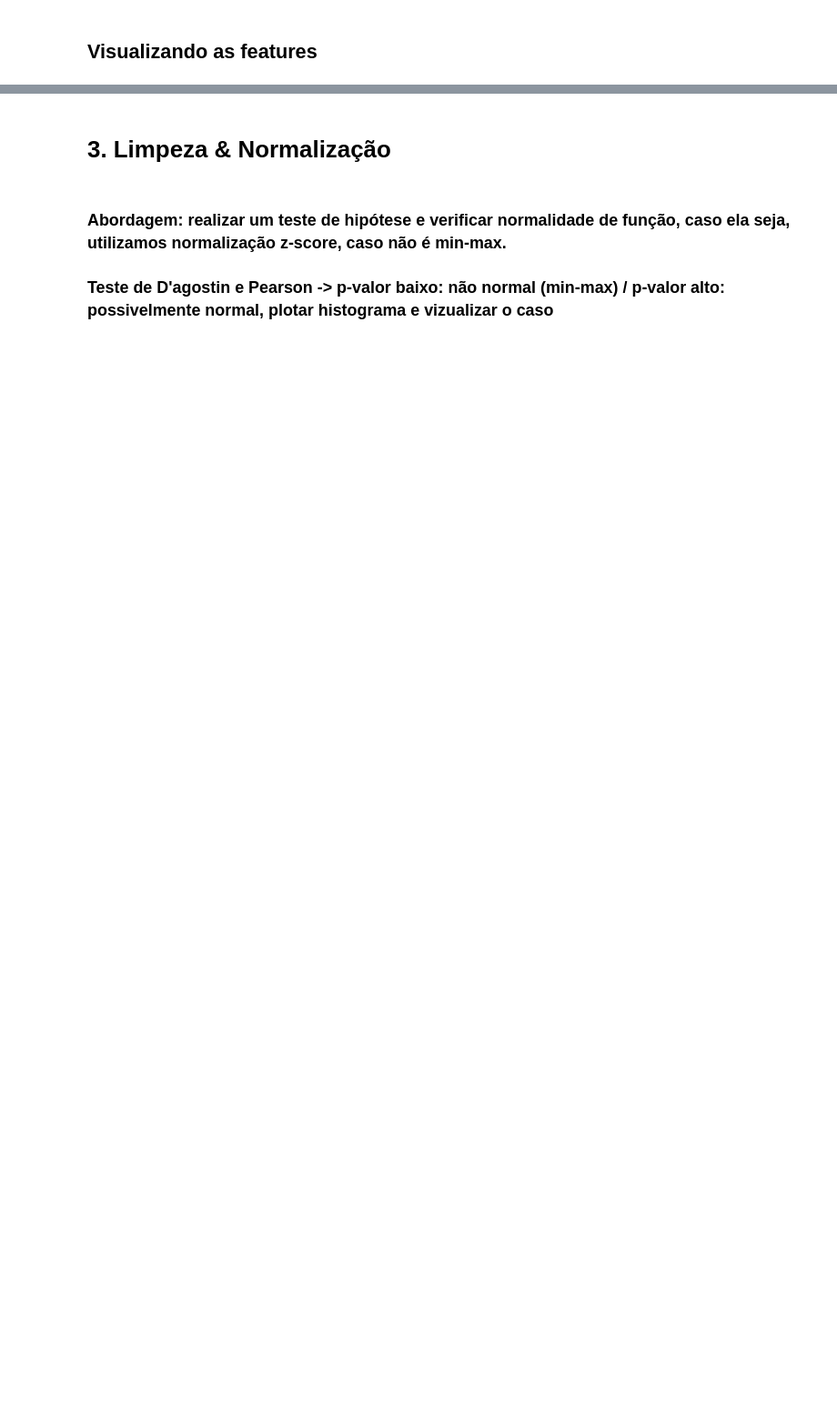
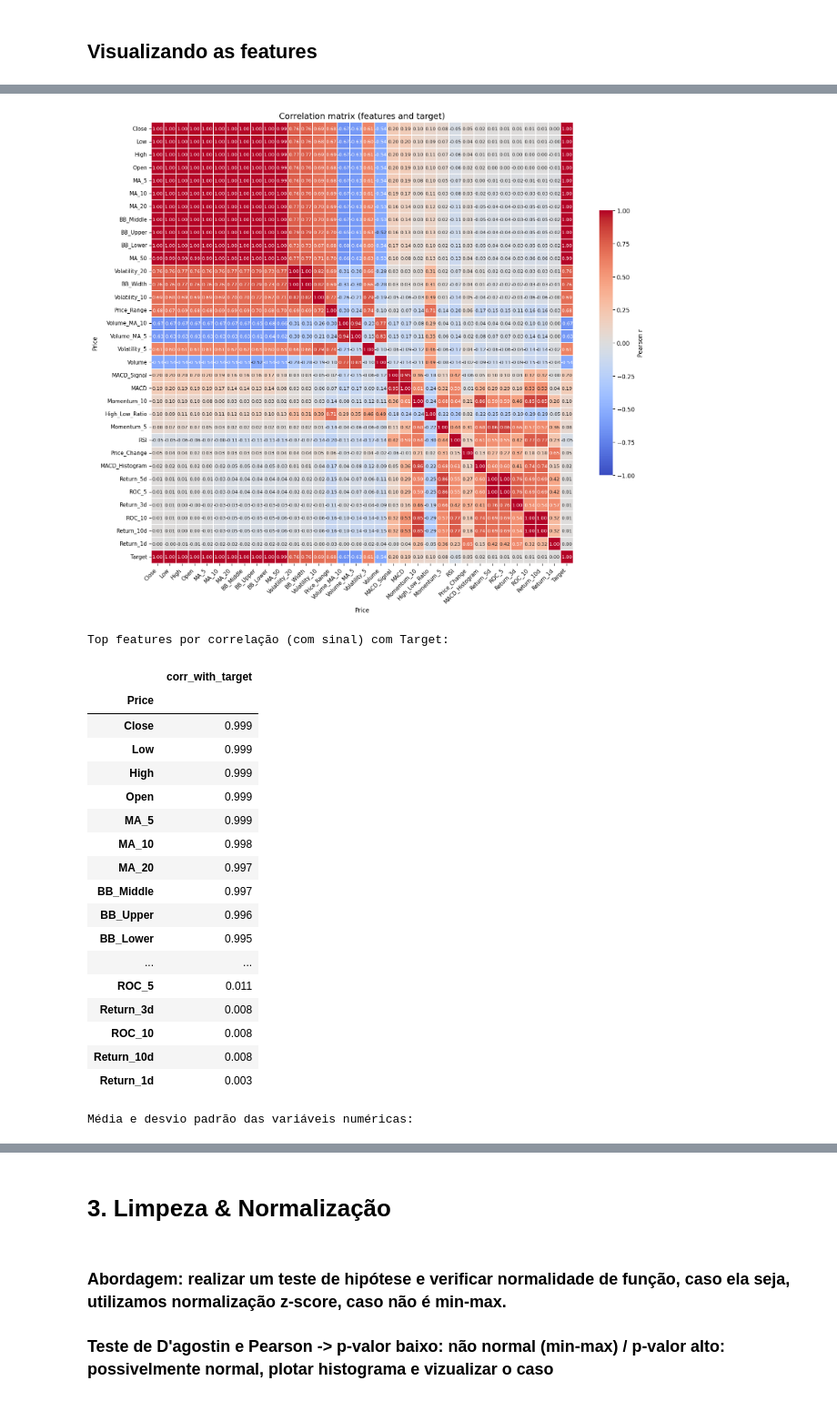
Before and after one commit to felipebns/regression_deeplearning, a Jupyter notebook: regression.ipynb, the cells around one changed output, grey strips where cells are left out. Shown at 91% size. Drawn from its saved outputs; the diff is of its cells as text; code cells hidden in the pictures; blank space fills up the shorter version.

```diff
--- a/regression.ipynb
+++ b/regression.ipynb
@@ -185,0 +232,59 @@ plt.show()
+# %%
+pd.options.display.float_format = '{:.3f}'.format
+
+corr_df = df.corr()
+
+order = corr_df['Target'].abs().sort_values(ascending=False).index.tolist()
+# opcional: colocar o target no final para melhor leitura
+order = [c for c in order if c != 'Target'] + ['Target']
+corr_df = corr_df.loc[order, order]
+
+# Plot heatmap com layout melhorado
+plt.figure(figsize=(14, 12), dpi=120)
+sns.heatmap(
+    corr_df,
+    cmap='coolwarm',
+    vmin=-1, vmax=1,
+    annot=True,
+    fmt='.2f',
+    annot_kws={'size':8},
+    linewidths=0.25,
+    cbar_kws={'shrink':0.6, 'label':'Pearson r'}
+)
+plt.xticks(rotation=45, ha='right', fontsize=9)
+plt.yticks(rotation=0, fontsize=9)
+plt.title('Correlation matrix (features and target)', fontsize=14)
+plt.tight_layout()
+plt.show()
+
+top = corr_df['Target'].drop(index='Target').sort_values(key=lambda s: s.abs(), ascending=False)
+print('\nTop features por correlação (com sinal) com Target:')
+display(top.to_frame(name='corr_with_target'))
+
+# Estatísticas descritivas: média e desvio padrão
+stats = df.agg(['mean', 'std']).T
+stats = stats.rename(columns={'mean':'mean','std':'std'})
+print('\nMédia e desvio padrão das variáveis numéricas:')
+display(stats.style.format('{:.4f}'))
+# %% [output]
+[figure, added]
+Top features por correlação (com sinal) com Target:
+|  | corr_with_target |
+| Price |  |
+| Close | 0.999 |
+| Low | 0.999 |
+| High | 0.999 |
+| Open | 0.999 |
+| MA_5 | 0.999 |
+| MA_10 | 0.998 |
+| MA_20 | 0.997 |
+| BB_Middle | 0.997 |
+| BB_Upper | 0.996 |
+| BB_Lower | 0.995 |
+| ... | ... |
+| ROC_5 | 0.011 |
+| Return_3d | 0.008 |
+| ROC_10 | 0.008 |
+| Return_10d | 0.008 |
+| Return_1d | 0.003 |
+Média e desvio padrão das variáveis numéricas:
```
Also changed, not shown: parts of 29 cells of this notebook, 7 other files.
